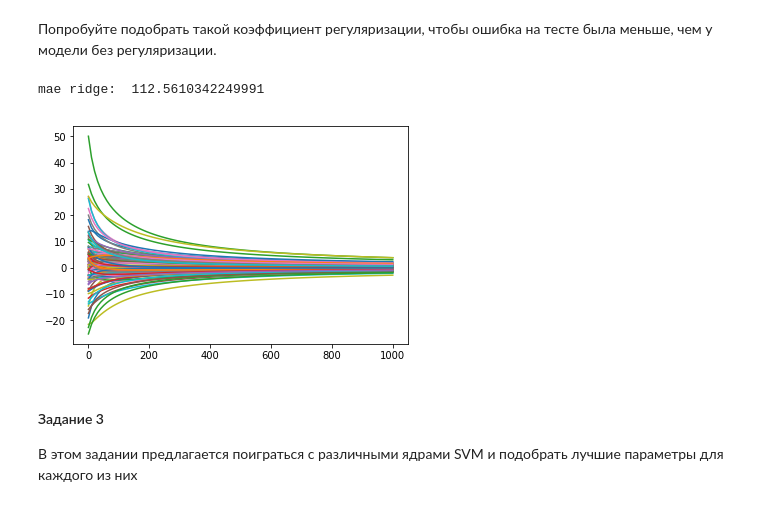
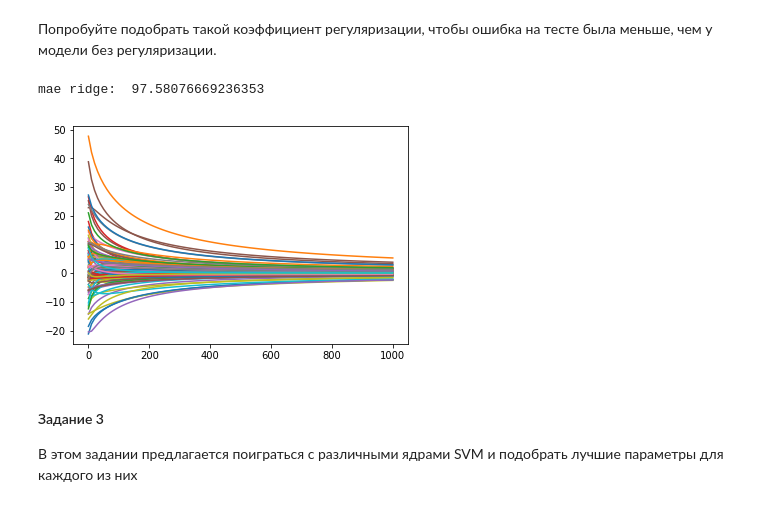
Before and after one commit to w3dip/sberbank_machine_learning, a Jupyter notebook: homework2_reboot_Pavlov_II.ipynb, the cells around one changed output. Drawn from its saved outputs; the diff is of its cells as text; code cells hidden in the pictures.

```diff
--- a/homework2_reboot_Pavlov_II.ipynb
+++ b/homework2_reboot_Pavlov_II.ipynb
@@ -101,24 +101,24 @@ Ridge regression:  111.22396795453419
 Попробуйте подобрать такой коэффициент регуляризации, чтобы ошибка на тесте была меньше, чем у модели без регуляризации.
 # %%
 from sklearn.linear_model import Ridge
-alpha = 0
+alpha = 0.001
 ridge = Ridge(alpha)
 ridge.fit(X_train, y_train)
 print('mae ridge: ', mean_absolute_error(y_test, ridge.predict(X_test)))
 # %% [output]
-mae ridge:  112.5610342249991
+mae ridge:  97.58076669236353
 # %%
-alphas = np.linspace(1, 1000, 100)
+alphas = np.linspace(0, 1000, 100)
 
 weights = np.empty((X.shape[1], 0))
 for alpha in alphas:
     ridge_regressor = Ridge(alpha)
     ridge_regressor.fit(X_train, y_train)
     weights = np.hstack((weights, ridge_regressor.coef_.reshape(-1, 1)))
 plt.plot(alphas, weights.T)
 plt.show()
 # %% [output]
-[figure, old version]
+[figure, new version]
 # %% [markdown]
 #### Задание 3
 В этом задании предлагается поиграться с различными ядрами SVM и подобрать лучшие параметры для каждого из них
```
Also changed, not shown: parts of 13 cells of this notebook.
